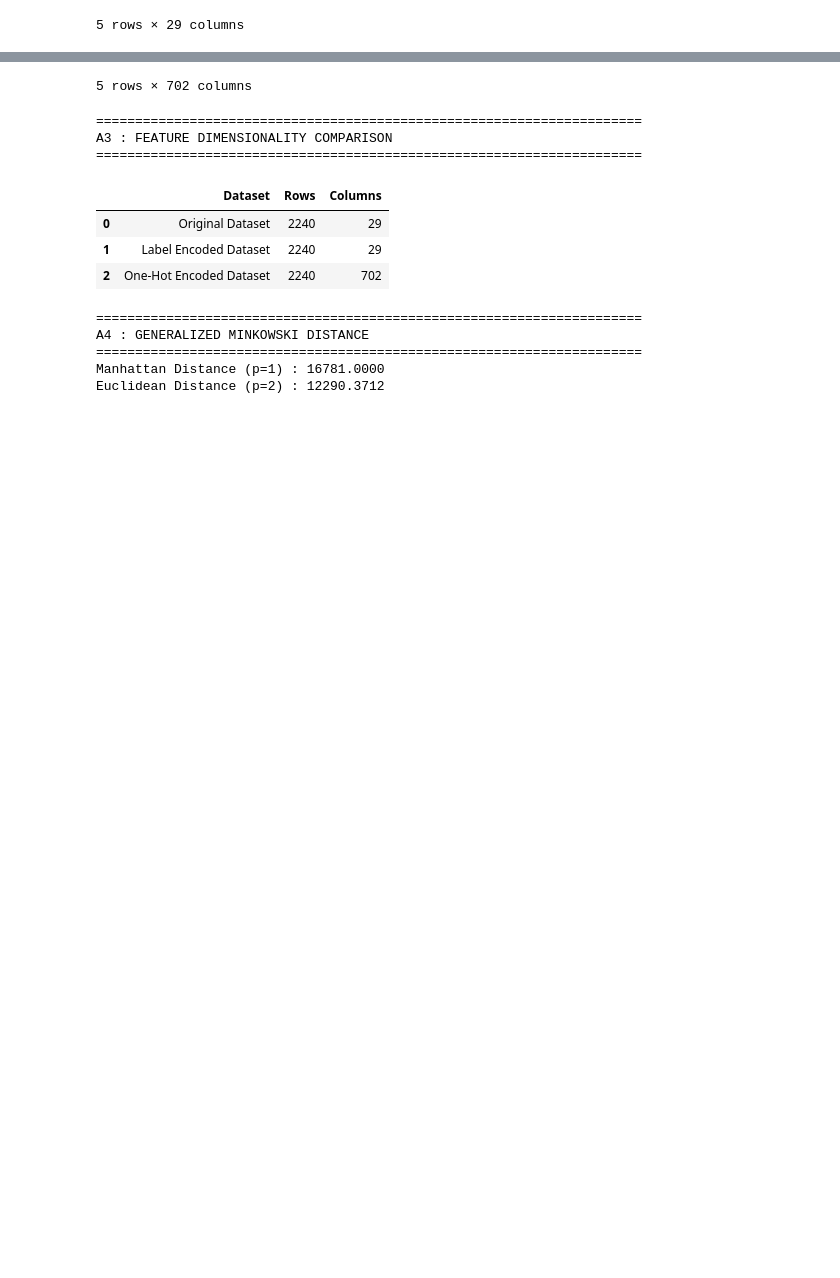
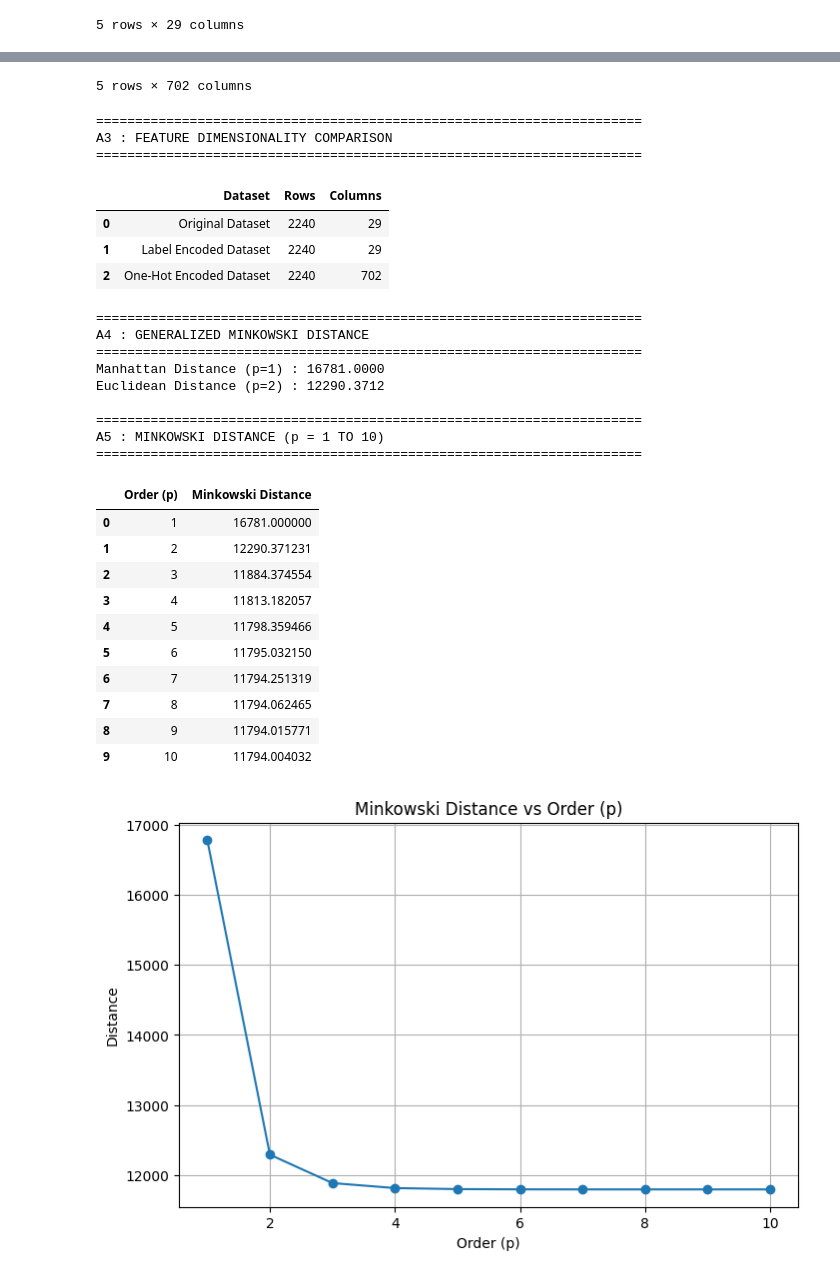
Before and after one commit to Karuneshtiwari/ML-lab, a Jupyter notebook: Lab03.ipynb, the cells around one changed output, grey strips where cells are left out. Drawn from its saved outputs; the diff is of its cells as text; code cells hidden in the pictures; blank space fills up the shorter version.

```diff
--- a/Lab03.ipynb
+++ b/Lab03.ipynb
@@ -294,6 +339,32 @@ euclidean_distance = minkowski_distance(vector1, vector2, p=2)
 
 print(f"Manhattan Distance (p=1) : {manhattan_distance:.4f}")
 print(f"Euclidean Distance (p=2) : {euclidean_distance:.4f}")
+
+
+
+# A5
+print("\n" + "=" * 70)
+print("A5 : MINKOWSKI DISTANCE (p = 1 TO 10)")
+print("=" * 70)
+
+p_values, distances = calculate_minkowski_distances(
+    vector1,
+    vector2
+)
+
+distance_table = pd.DataFrame({
+
+    "Order (p)": p_values,
+    "Minkowski Distance": distances
+
+})
+
+display(distance_table)
+
+plot_minkowski_distance(
+    p_values,
+    distances
+)
 # %% [output]
 ======================================================================
 A1 : IDENTIFY FEATURE DATATYPES
@@ -326,30 +397,46 @@ Marital_Status : {'Single': 0, 'Together': 1, 'Married': 2, 'Divorced': 3, 'Wido
 Dt_Customer : {datetime.datetime(2012, 4, 9, 0, 0): 0, datetime.datetime(2014, 8, 3, 0, 0): 1, '21-08-2013': 2, datetime.datetime(2014, 10, 2, 0, 0): 3, '19-01-2014': 4, datetime.datetime(2013, 9, 9,  ...
 
 Label Encoded Dataset
 |  | ID | Year_Birth | Education | Marital_Status | Income | Kidhome | Teenhome | Dt_Customer | Recency | ... |
 | 0 | 5524 | 1957 | 0 | 0 | 58138.0 | 0 | 0 | 0 | 58 | ... |
 | 1 | 2174 | 1954 | 0 | 0 | 46344.0 | 1 | 1 | 1 | 38 | ... |
 | 2 | 4141 | 1965 | 0 | 1 | 71613.0 | 0 | 0 | 2 | 26 | ... |
 | 3 | 6182 | 1984 | 0 | 1 | 26646.0 | 1 | 0 | 3 | 26 | ... |
 | 4 | 5324 | 1981 | 1 | 2 | 58293.0 | 1 | 0 | 4 | 94 | ... |
 5 rows × 29 columns
 One-Hot Encoded Dataset
 |  | ID | Year_Birth | Income | Kidhome | Teenhome | Recency | MntWines | MntFruits | MntMeatProducts | ... |
 | 0 | 5524 | 1957 | 58138.0 | 0 | 0 | 58 | 635 | 88 | 546 | ... |
 | 1 | 2174 | 1954 | 46344.0 | 1 | 1 | 38 | 11 | 1 | 6 | ... |
 | 2 | 4141 | 1965 | 71613.0 | 0 | 0 | 26 | 426 | 49 | 127 | ... |
 | 3 | 6182 | 1984 | 26646.0 | 1 | 0 | 26 | 11 | 4 | 20 | ... |
 | 4 | 5324 | 1981 | 58293.0 | 1 | 0 | 94 | 173 | 43 | 118 | ... |
 5 rows × 702 columns
 ======================================================================
 A3 : FEATURE DIMENSIONALITY COMPARISON
 ======================================================================
 |  | Dataset | Rows | Columns |
 | 0 | Original Dataset | 2240 | 29 |
 | 1 | Label Encoded Dataset | 2240 | 29 |
 | 2 | One-Hot Encoded Dataset | 2240 | 702 |
 ======================================================================
 A4 : GENERALIZED MINKOWSKI DISTANCE
 ======================================================================
 Manhattan Distance (p=1) : 16781.0000
 Euclidean Distance (p=2) : 12290.3712
+
+======================================================================
+A5 : MINKOWSKI DISTANCE (p = 1 TO 10)
+======================================================================
+|  | Order (p) | Minkowski Distance |
+| 0 | 1 | 16781.000000 |
+| 1 | 2 | 12290.371231 |
+| 2 | 3 | 11884.374554 |
+| 3 | 4 | 11813.182057 |
+| 4 | 5 | 11798.359466 |
+| 5 | 6 | 11795.032150 |
+| 6 | 7 | 11794.251319 |
+| 7 | 8 | 11794.062465 |
+| 8 | 9 | 11794.015771 |
+| 9 | 10 | 11794.004032 |
+[figure, added]
```
Also changed, not shown: parts of 1 cell of this notebook.
